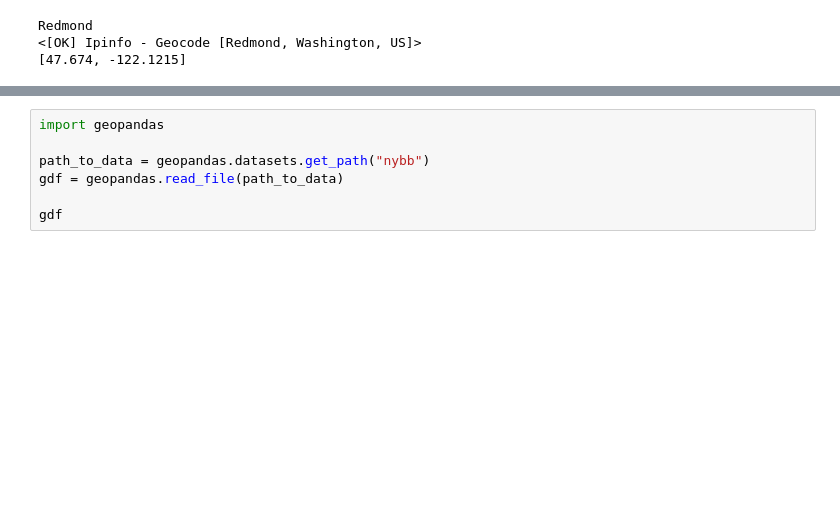
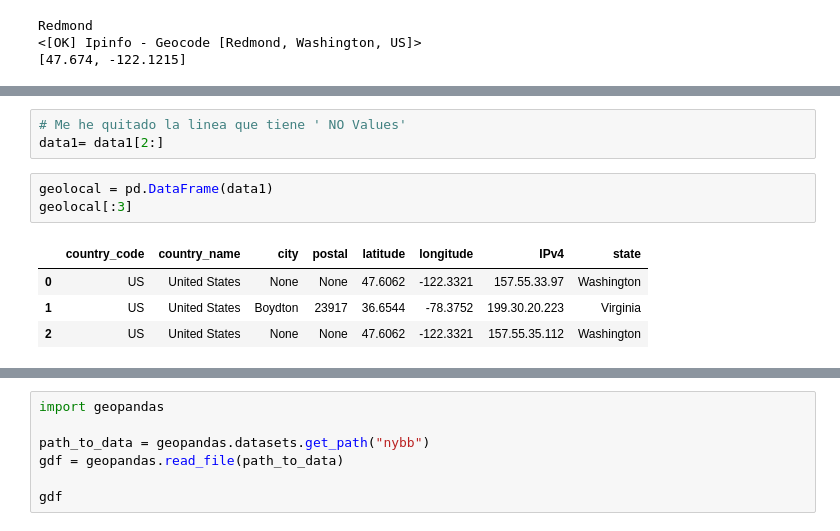
Before and after one commit to JMML2021/0401_Registre-de-logs, a Jupyter notebook: Registre_de_logs_2_parte.ipynb, the cells around one changed output, grey strips where cells are left out. Saved outputs shown, nothing was run; the diff lists cells and outputs as text; blank space fills up the shorter version.

```diff
--- a/Registre_de_logs_2_parte.ipynb
+++ b/Registre_de_logs_2_parte.ipynb
@@ -123,0 +116,11 @@ for p,q in enumerate(data_ip):
+# %%
+# Me he quitado la linea que tiene ' NO Values'
+data1= data1[2:]
+# %%
+geolocal = pd.DataFrame(data1)
+geolocal[:3]
+# %% [output]
+|  | country_code | country_name | city | postal | latitude | longitude | IPv4 | state |
+| 0 | US | United States | None | None | 47.6062 | -122.3321 | 157.55.33.97 | Washington |
+| 1 | US | United States | Boydton | 23917 | 36.6544 | -78.3752 | 199.30.20.223 | Virginia |
+| 2 | US | United States | None | None | 47.6062 | -122.3321 | 157.55.35.112 | Washington |
```
Also changed, not shown: parts of 26 cells of this notebook.
